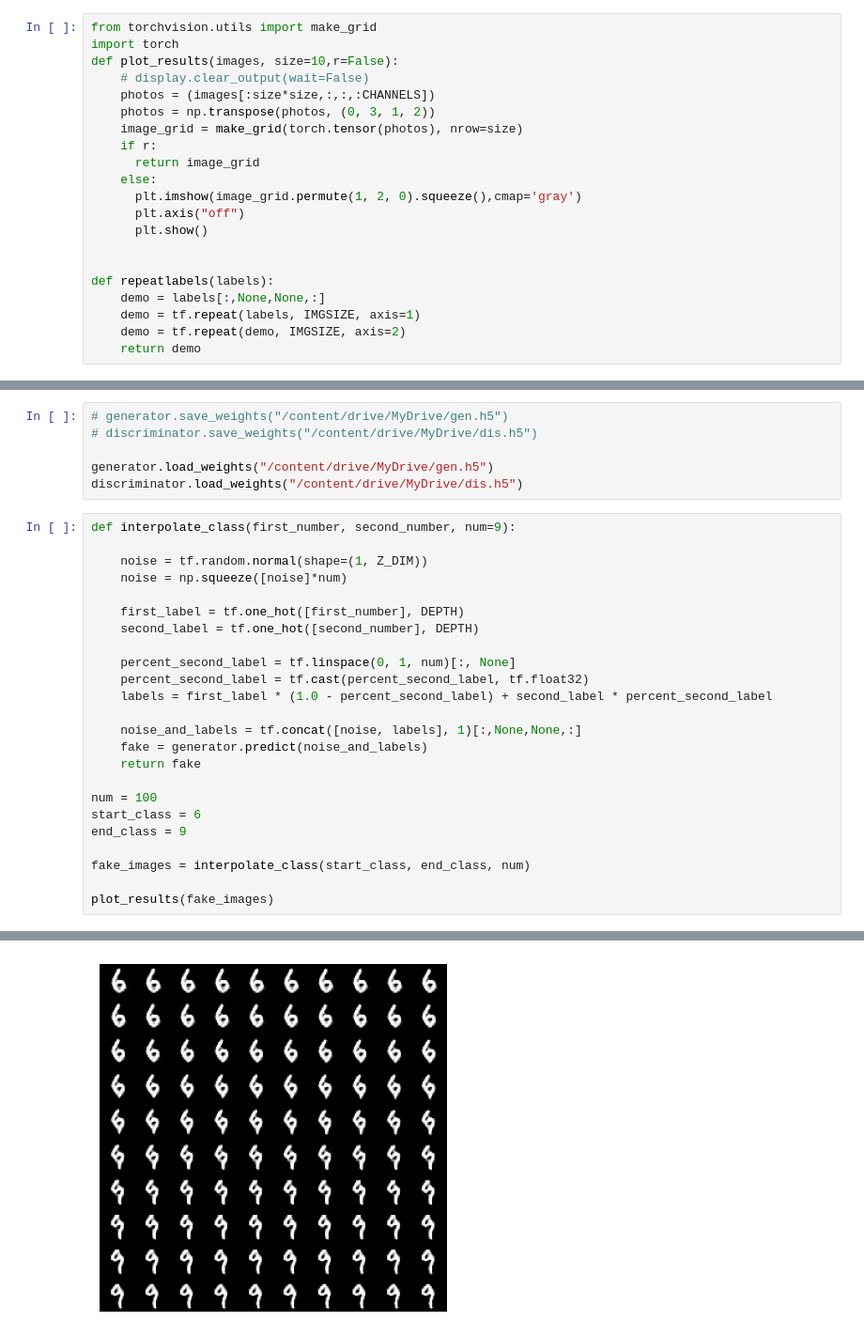
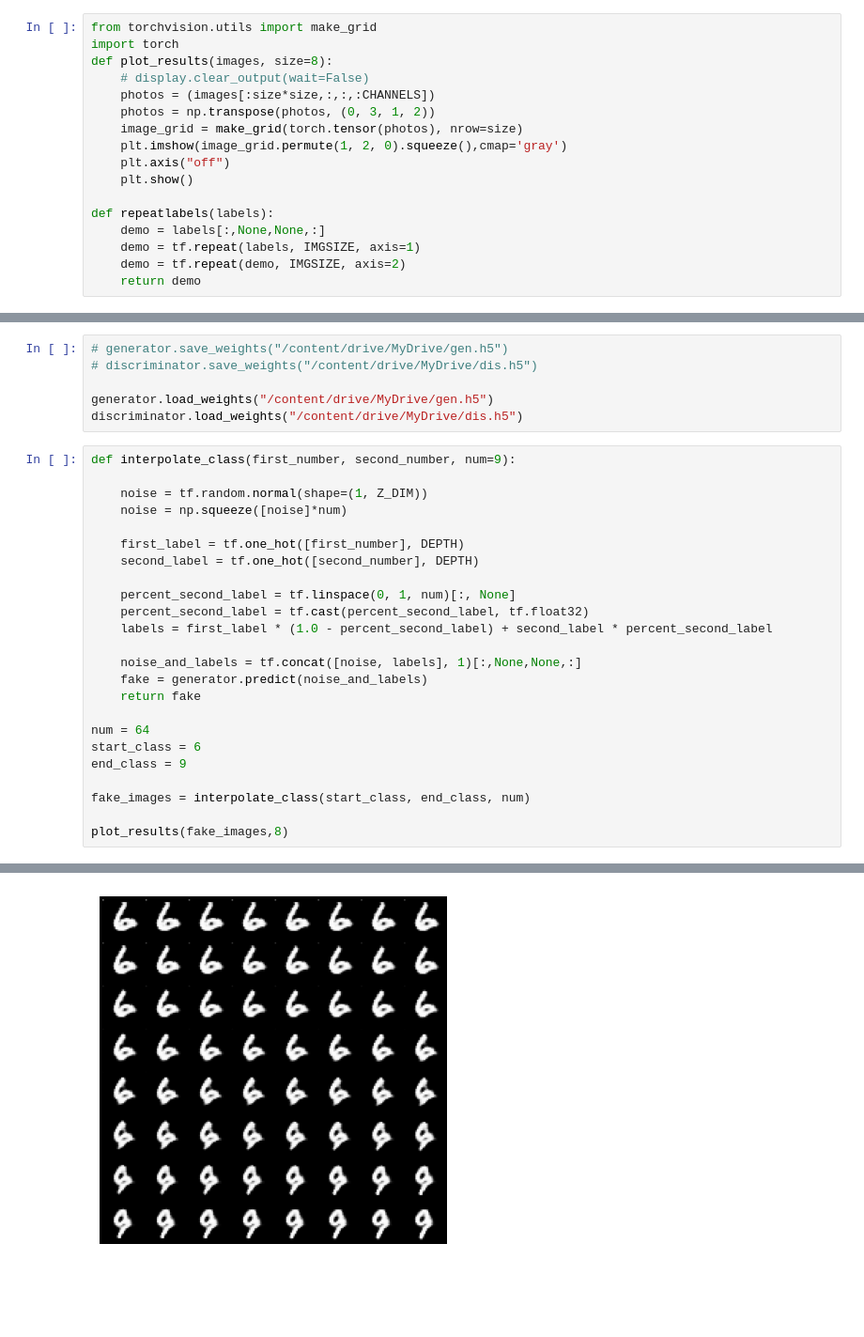
Before and after one commit to raunaqjabbal/ConditonalGAN, a Jupyter notebook: Conditional_GAN.ipynb, the cells around one changed output, grey strips where cells are left out. Shown at 94% size. Saved outputs shown, nothing was run; the diff lists cells and outputs as text; blank space fills up the shorter version.

```diff
--- a/Conditional_GAN.ipynb
+++ b/Conditional_GAN.ipynb
@@ -196,18 +194,14 @@ tf.keras.utils.plot_model(discriminator, show_shapes=True, dpi=64, expand_nested
 # %%
 from torchvision.utils import make_grid
 import torch
-def plot_results(images, size=10,r=False):
+def plot_results(images, size=8):
     # display.clear_output(wait=False)
     photos = (images[:size*size,:,:,:CHANNELS])
     photos = np.transpose(photos, (0, 3, 1, 2))
     image_grid = make_grid(torch.tensor(photos), nrow=size)
-    if r:
-      return image_grid
-    else:
-      plt.imshow(image_grid.permute(1, 2, 0).squeeze(),cmap='gray')
-      plt.axis("off")
-      plt.show()
-
+    plt.imshow(image_grid.permute(1, 2, 0).squeeze(),cmap='gray')
+    plt.axis("off")
+    plt.show()
 
 def repeatlabels(labels):
     demo = labels[:,None,None,:]
@@ -332,11 +326,11 @@ def interpolate_class(first_number, second_number, num=9):
     fake = generator.predict(noise_and_labels)
     return fake
 
-num = 100
+num = 64
 start_class = 6
 end_class = 9
 
 fake_images = interpolate_class(start_class, end_class, num)
 
-plot_results(fake_images)
+plot_results(fake_images,8)
 # %% [output]
@@ -344,4 +338,4 @@ plot_results(fake_images)
-[figure, old version]
+[figure, new version]
 # %%
 classlabels = tf.one_hot(range(DEPTH),DEPTH)
 gif_images=[]
```
Also changed, not shown: parts of 4 cells of this notebook.
